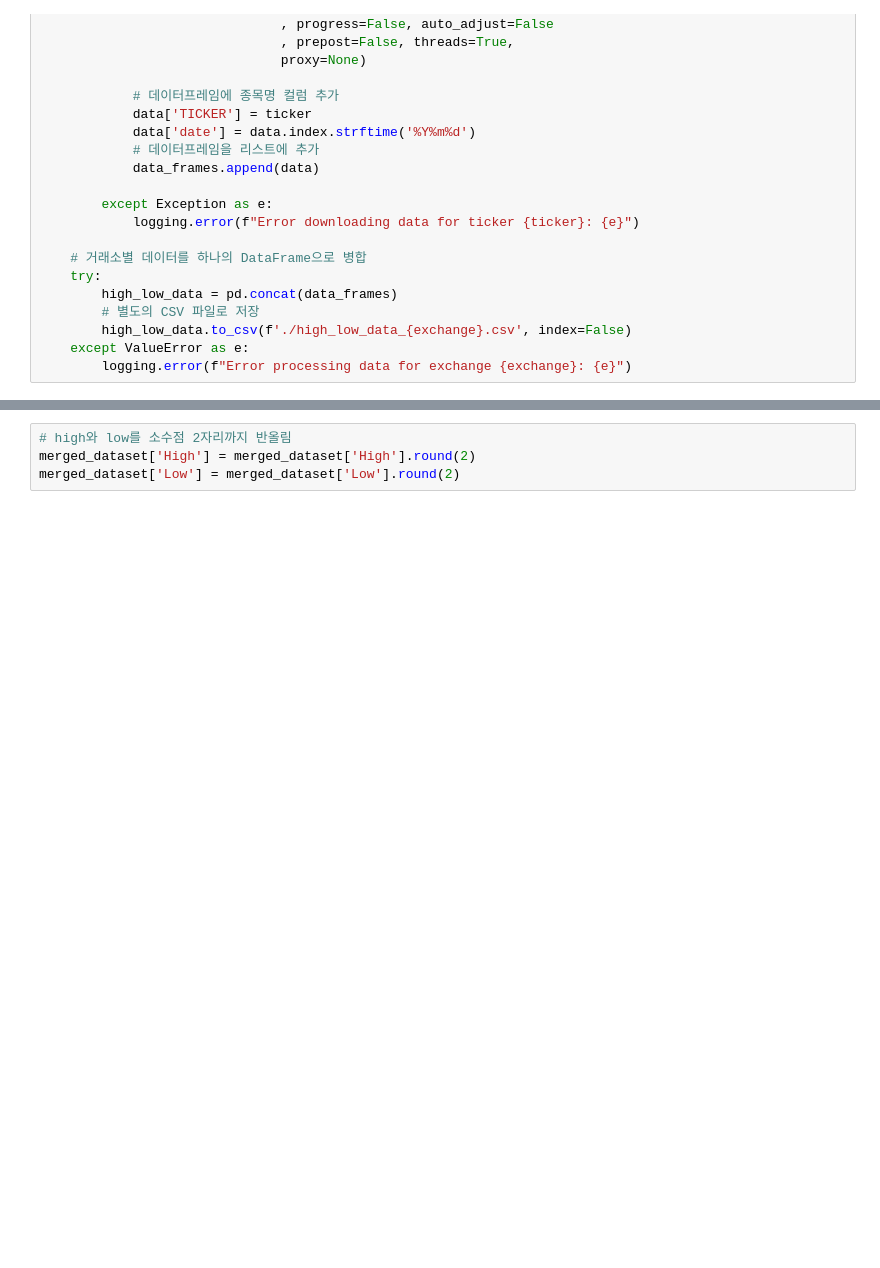
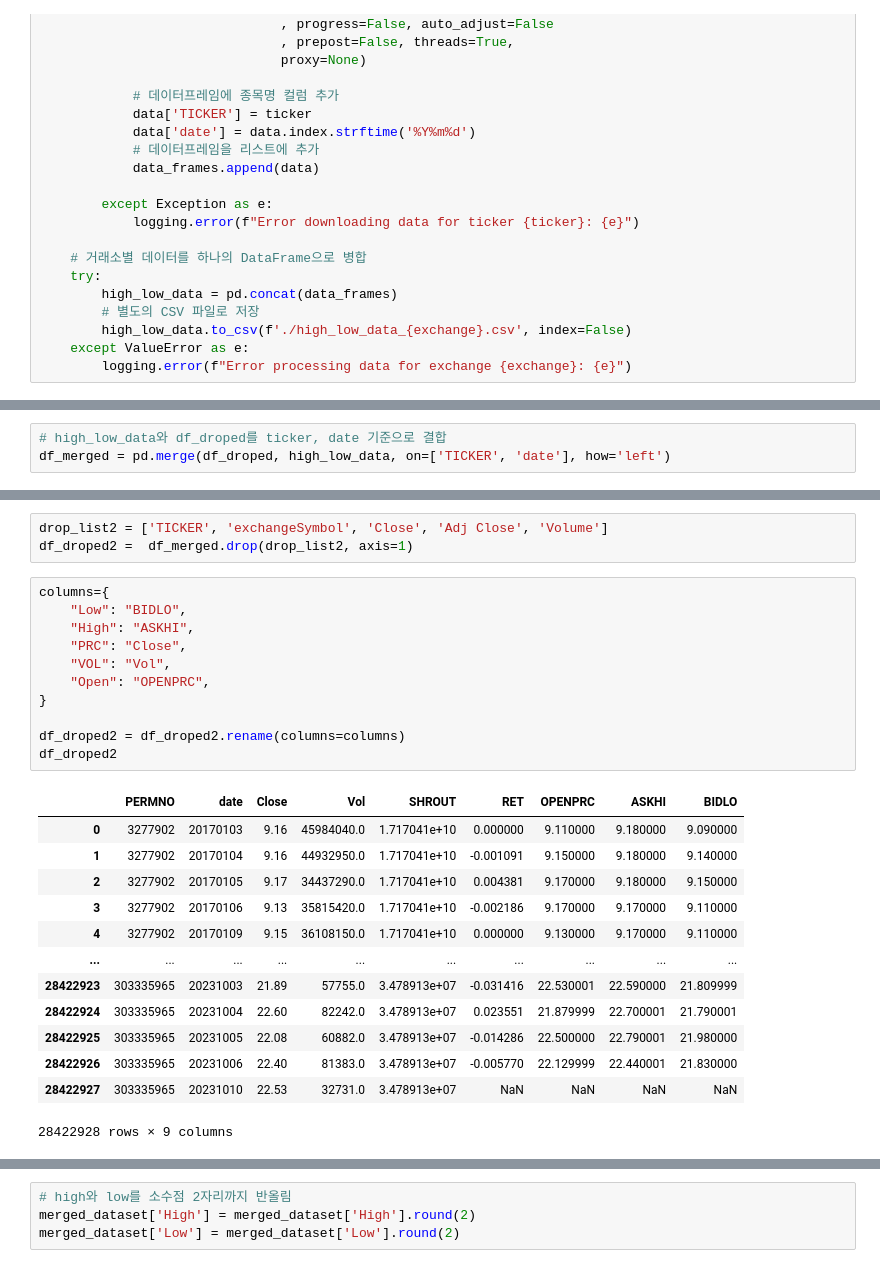
Before and after one commit to FELAB-KHU/SNPQuant, a Jupyter notebook: SNP_dataset_market_to_CRSP.ipynb, the cells around one changed output, grey strips where cells are left out. Saved outputs shown, nothing was run; the diff lists cells and outputs as text; blank space fills up the shorter version.

```diff
--- a/SNP_dataset_market_to_CRSP.ipynb
+++ b/SNP_dataset_market_to_CRSP.ipynb
@@ -248,0 +281,3 @@ high_low_data
+# %%
+# high_low_data와 df_droped를 ticker, date 기준으로 결합
+df_merged = pd.merge(df_droped, high_low_data, on=['TICKER', 'date'], how='left')
@@ -248,0 +293,28 @@ high_low_data
+# %%
+drop_list2 = ['TICKER', 'exchangeSymbol', 'Close', 'Adj Close', 'Volume']
+df_droped2 =  df_merged.drop(drop_list2, axis=1)
+# %%
+columns={
+    "Low": "BIDLO",
+    "High": "ASKHI",
+    "PRC": "Close",
+    "VOL": "Vol",
+    "Open": "OPENPRC",
+}
+
+df_droped2 = df_droped2.rename(columns=columns)
+df_droped2
+# %% [output]
+|  | PERMNO | date | Close | Vol | SHROUT | RET | OPENPRC | ASKHI | BIDLO |
+| 0 | 3277902 | 20170103 | 9.16 | 45984040.0 | 1.717041e+10 | 0.000000 | 9.110000 | 9.180000 | 9.090000 |
+| 1 | 3277902 | 20170104 | 9.16 | 44932950.0 | 1.717041e+10 | -0.001091 | 9.150000 | 9.180000 | 9.140000 |
+| 2 | 3277902 | 20170105 | 9.17 | 34437290.0 | 1.717041e+10 | 0.004381 | 9.170000 | 9.180000 | 9.150000 |
+| 3 | 3277902 | 20170106 | 9.13 | 35815420.0 | 1.717041e+10 | -0.002186 | 9.170000 | 9.170000 | 9.110000 |
+| 4 | 3277902 | 20170109 | 9.15 | 36108150.0 | 1.717041e+10 | 0.000000 | 9.130000 | 9.170000 | 9.110000 |
+| ... | ... | ... | ... | ... | ... | ... | ... | ... | ... |
+| 28422923 | 303335965 | 20231003 | 21.89 | 57755.0 | 3.478913e+07 | -0.031416 | 22.530001 | 22.590000 | 21.809999 |
+| 28422924 | 303335965 | 20231004 | 22.60 | 82242.0 | 3.478913e+07 | 0.023551 | 21.879999 | 22.700001 | 21.790001 |
+| 28422925 | 303335965 | 20231005 | 22.08 | 60882.0 | 3.478913e+07 | -0.014286 | 22.500000 | 22.790001 | 21.980000 |
+| 28422926 | 303335965 | 20231006 | 22.40 | 81383.0 | 3.478913e+07 | -0.005770 | 22.129999 | 22.440001 | 21.830000 |
+| 28422927 | 303335965 | 20231010 | 22.53 | 32731.0 | 3.478913e+07 | NaN | NaN | NaN | NaN |
+28422928 rows × 9 columns
```
Also changed, not shown: parts of 13 cells of this notebook.
